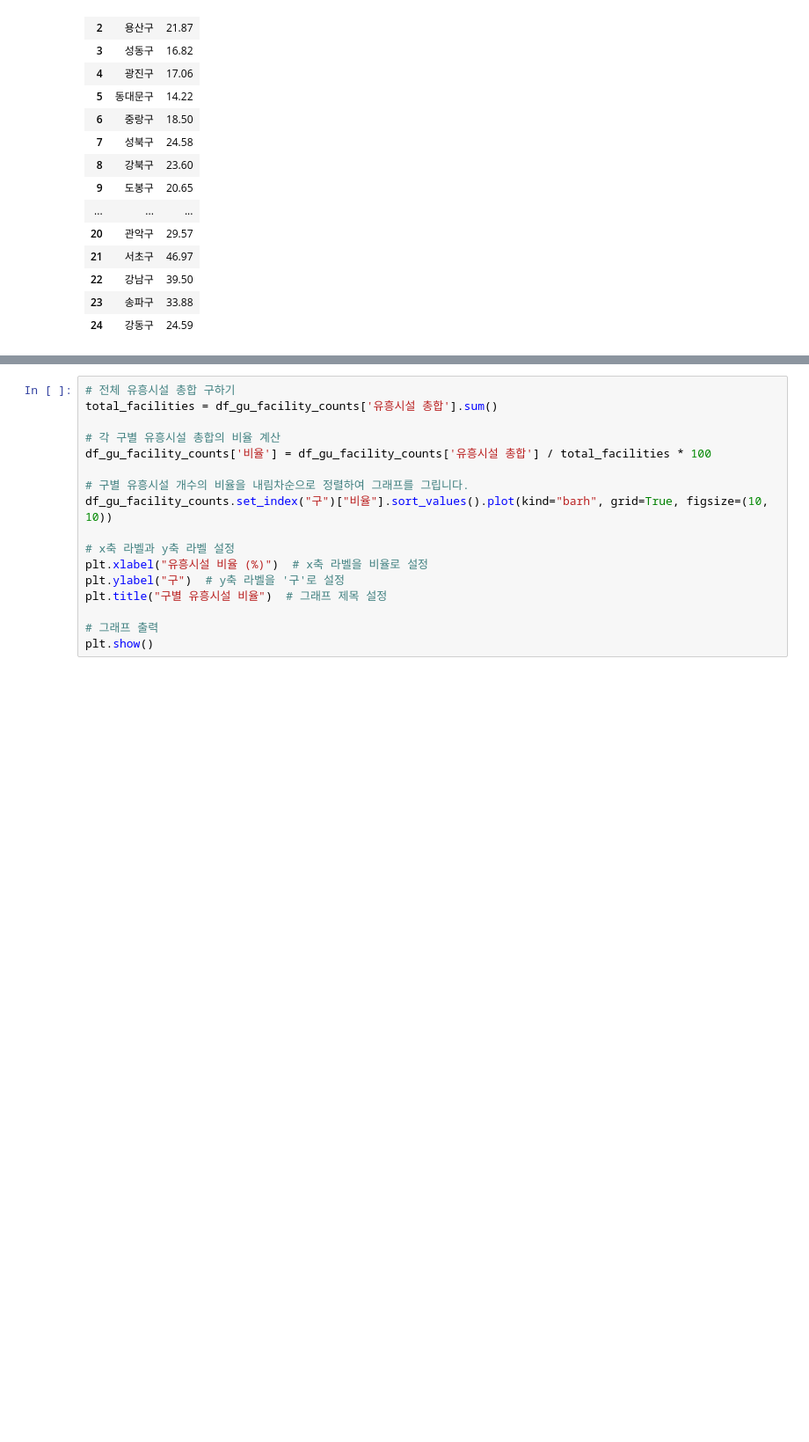
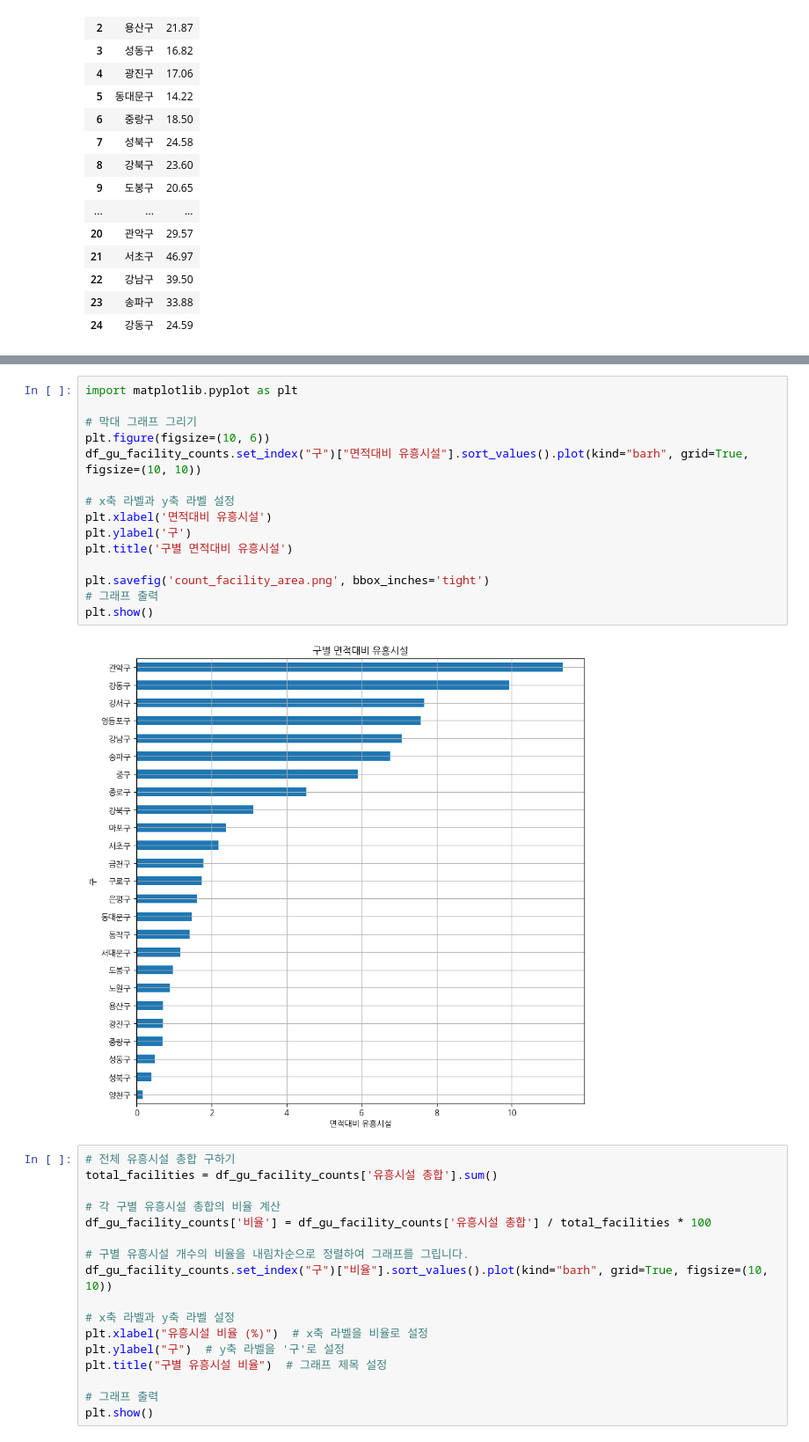
Before and after one commit to addinedu-ros-9th/eda-repo-2, a Jupyter notebook: data_analysis/unhealty_facility.ipynb, the cells around one changed output, grey strips where cells are left out. Shown at 88% size. Drawn from its saved outputs; the diff is of its cells as text; blank space fills up the shorter version.

```diff
--- a/data_analysis/unhealty_facility.ipynb
+++ b/data_analysis/unhealty_facility.ipynb
@@ -188,6 +190,23 @@ plt.title("구별 유흥시설 개수")  # 그래프 제목 추가|
 plt.show()
 # %% [output]
 [figure]
+# %%
+import matplotlib.pyplot as plt
+
+# 막대 그래프 그리기
+plt.figure(figsize=(10, 6))
+df_gu_facility_counts.set_index("구")["면적대비 유흥시설"].sort_values().plot(kind="barh", grid=True, figsize=(10, 10))
+
+# x축 라벨과 y축 라벨 설정
+plt.xlabel('면적대비 유흥시설')
+plt.ylabel('구')
+plt.title('구별 면적대비 유흥시설')
+
+plt.savefig('count_facility_area.png', bbox_inches='tight')
+# 그래프 출력
+plt.show()
+# %% [output]
+[figure, added]
 # %%
 # 전체 유흥시설 총합 구하기
 total_facilities = df_gu_facility_counts['유흥시설 총합'].sum()
```
Also changed, not shown: parts of 5 cells of this notebook, 3 other files.
